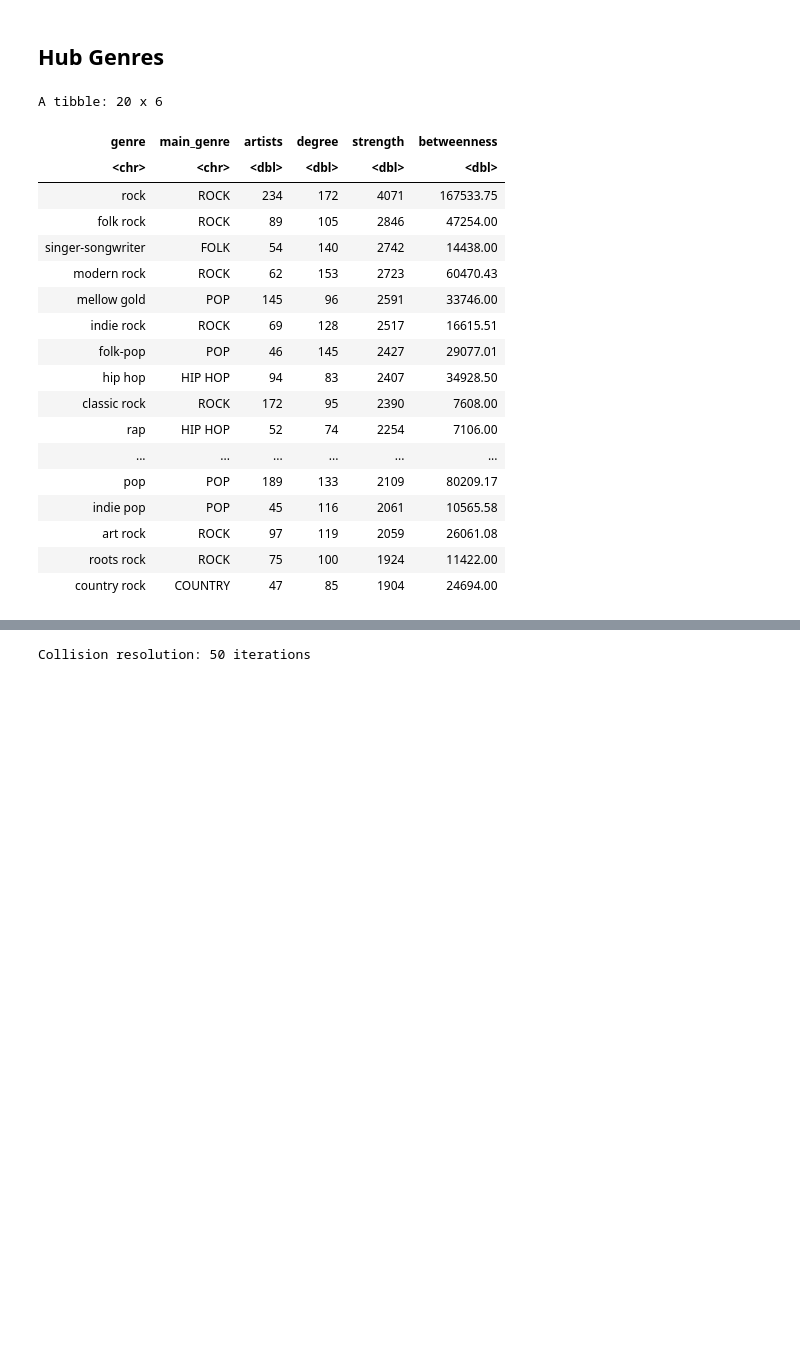
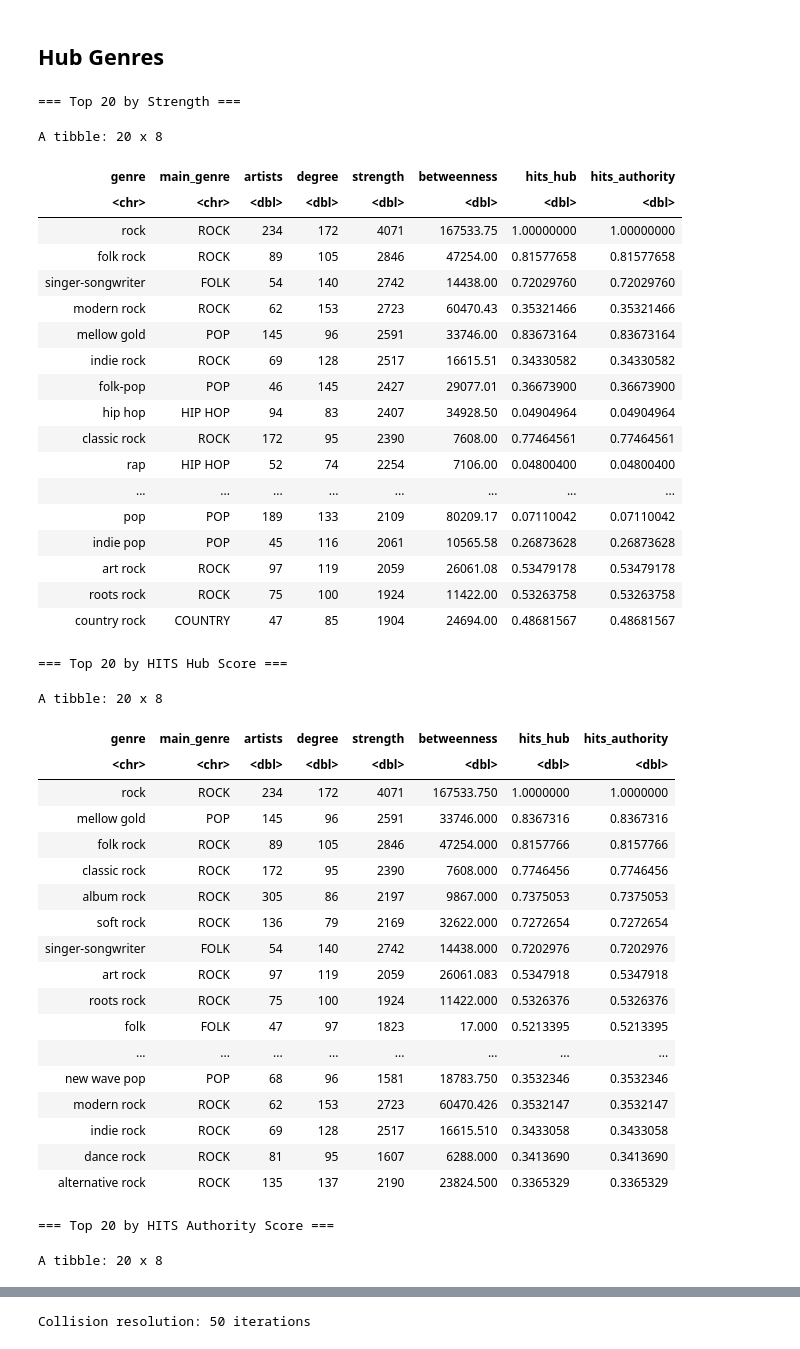
Before and after one commit to klorine28/datasci-vis, a Jupyter notebook: analysis and vizualisation/analysis/genre_analysis.ipynb, the cells around one changed output, grey strips where cells are left out. Drawn from its saved outputs; the diff is of its cells as text; code cells hidden in the pictures; blank space fills up the shorter version.

```diff
--- a/analysis and vizualisation/analysis/genre_analysis.ipynb
+++ b/analysis and vizualisation/analysis/genre_analysis.ipynb
@@ -433,44 +433,84 @@ layout <- igraph::layout_with_fr(g, weights = 1/igraph::E(g)$weight, niter = 500
 ## Hub Genres
 # %%
 # Calculate centrality
+# HITS algorithm: hub_score = how well a node connects to authorities
+#                 authority_score = how well a node is connected by hubs
+hits_result <- igraph::hits_scores(g)
+
 hub_metrics <- tibble(
   genre = nodes$name,
   main_genre = nodes$macro_genre,
   artists = nodes$artist_count,
   degree = igraph::degree(g),
   strength = igraph::strength(g),
-  betweenness = igraph::betweenness(g, weights = 1/igraph::E(g)$weight)
+  betweenness = igraph::betweenness(g, weights = 1/igraph::E(g)$weight),
+  hits_hub = hits_result$hub,
+  hits_authority = hits_result$authority
 ) %>%
   arrange(desc(strength))
 
+cat("\n=== Top 20 by Strength ===\n")
 head(hub_metrics, 20)
+
+cat("\n=== Top 20 by HITS Hub Score ===\n")
+hub_metrics %>% arrange(desc(hits_hub)) %>% head(20)
+
+cat("\n=== Top 20 by HITS Authority Score ===\n")
+hub_metrics %>% arrange(desc(hits_authority)) %>% head(20)
 
 # Bar chart
 p_hubs <- ggplot(head(hub_metrics, 25), aes(x = reorder(genre, strength), y = strength, fill = main_genre)) +
   geom_col() +
   coord_flip() +
   labs(title = 'Top 25 Hub Genres', x = NULL, y = 'Collaboration Strength', fill = 'Genre') +
   scale_fill_manual(values = macro_genre_colors) +
   theme_minimal()
 
 ggsave('../../outputs/genre_network/genre_hubs.png', p_hubs, width = 12, height = 10, dpi = 300, bg = 'white')
+
+# Export centrality metrics including HITS scores
+write_csv(hub_metrics, '../../outputs/genre_network/non_image/genre_centrality_metrics.csv')
+cat(sprintf("Exported centrality metrics: %d genres\n", nrow(hub_metrics)))
 # %% [output]
-A tibble: 20 x 6
+=== Top 20 by Strength ===
+A tibble: 20 x 8
-| genre | main_genre | artists | degree | strength | betweenness |
-| <chr> | <chr> | <dbl> | <dbl> | <dbl> | <dbl> |
-| rock | ROCK | 234 | 172 | 4071 | 167533.75 |
-| folk rock | ROCK | 89 | 105 | 2846 | 47254.00 |
-| singer-songwriter | FOLK | 54 | 140 | 2742 | 14438.00 |
-| modern rock | ROCK | 62 | 153 | 2723 | 60470.43 |
-| mellow gold | POP | 145 | 96 | 2591 | 33746.00 |
-| indie rock | ROCK | 69 | 128 | 2517 | 16615.51 |
-| folk-pop | POP | 46 | 145 | 2427 | 29077.01 |
-| hip hop | HIP HOP | 94 | 83 | 2407 | 34928.50 |
-| classic rock | ROCK | 172 | 95 | 2390 | 7608.00 |
-| rap | HIP HOP | 52 | 74 | 2254 | 7106.00 |
-| ... | ... | ... | ... | ... | ... |
-| pop | POP | 189 | 133 | 2109 | 80209.17 |
-| indie pop | POP | 45 | 116 | 2061 | 10565.58 |
-| art rock | ROCK | 97 | 119 | 2059 | 26061.08 |
-| roots rock | ROCK | 75 | 100 | 1924 | 11422.00 |
-| country rock | COUNTRY | 47 | 85 | 1904 | 24694.00 |
+| genre | main_genre | artists | degree | strength | betweenness | hits_hub | hits_authority |
+| <chr> | <chr> | <dbl> | <dbl> | <dbl> | <dbl> | <dbl> | <dbl> |
+| rock | ROCK | 234 | 172 | 4071 | 167533.75 | 1.00000000 | 1.00000000 |
+| folk rock | ROCK | 89 | 105 | 2846 | 47254.00 | 0.81577658 | 0.81577658 |
+| singer-songwriter | FOLK | 54 | 140 | 2742 | 14438.00 | 0.72029760 | 0.72029760 |
+| modern rock | ROCK | 62 | 153 | 2723 | 60470.43 | 0.35321466 | 0.35321466 |
+| mellow gold | POP | 145 | 96 | 2591 | 33746.00 | 0.83673164 | 0.83673164 |
+| indie rock | ROCK | 69 | 128 | 2517 | 16615.51 | 0.34330582 | 0.34330582 |
+| folk-pop | POP | 46 | 145 | 2427 | 29077.01 | 0.36673900 | 0.36673900 |
+| hip hop | HIP HOP | 94 | 83 | 2407 | 34928.50 | 0.04904964 | 0.04904964 |
+| classic rock | ROCK | 172 | 95 | 2390 | 7608.00 | 0.77464561 | 0.77464561 |
+| rap | HIP HOP | 52 | 74 | 2254 | 7106.00 | 0.04800400 | 0.04800400 |
+| ... | ... | ... | ... | ... | ... | ... | ... |
+| pop | POP | 189 | 133 | 2109 | 80209.17 | 0.07110042 | 0.07110042 |
+| indie pop | POP | 45 | 116 | 2061 | 10565.58 | 0.26873628 | 0.26873628 |
+| art rock | ROCK | 97 | 119 | 2059 | 26061.08 | 0.53479178 | 0.53479178 |
+| roots rock | ROCK | 75 | 100 | 1924 | 11422.00 | 0.53263758 | 0.53263758 |
+| country rock | COUNTRY | 47 | 85 | 1904 | 24694.00 | 0.48681567 | 0.48681567 |
+=== Top 20 by HITS Hub Score ===
+A tibble: 20 x 8
+| genre | main_genre | artists | degree | strength | betweenness | hits_hub | hits_authority |
+| <chr> | <chr> | <dbl> | <dbl> | <dbl> | <dbl> | <dbl> | <dbl> |
+| rock | ROCK | 234 | 172 | 4071 | 167533.750 | 1.0000000 | 1.0000000 |
+| mellow gold | POP | 145 | 96 | 2591 | 33746.000 | 0.8367316 | 0.8367316 |
+| folk rock | ROCK | 89 | 105 | 2846 | 47254.000 | 0.8157766 | 0.8157766 |
+| classic rock | ROCK | 172 | 95 | 2390 | 7608.000 | 0.7746456 | 0.7746456 |
+| album rock | ROCK | 305 | 86 | 2197 | 9867.000 | 0.7375053 | 0.7375053 |
+| soft rock | ROCK | 136 | 79 | 2169 | 32622.000 | 0.7272654 | 0.7272654 |
+| singer-songwriter | FOLK | 54 | 140 | 2742 | 14438.000 | 0.7202976 | 0.7202976 |
+| art rock | ROCK | 97 | 119 | 2059 | 26061.083 | 0.5347918 | 0.5347918 |
+| roots rock | ROCK | 75 | 100 | 1924 | 11422.000 | 0.5326376 | 0.5326376 |
+| folk | FOLK | 47 | 97 | 1823 | 17.000 | 0.5213395 | 0.5213395 |
+| ... | ... | ... | ... | ... | ... | ... | ... |
+| new wave pop | POP | 68 | 96 | 1581 | 18783.750 | 0.3532346 | 0.3532346 |
+| modern rock | ROCK | 62 | 153 | 2723 | 60470.426 | 0.3532147 | 0.3532147 |
+| indie rock | ROCK | 69 | 128 | 2517 | 16615.510 | 0.3433058 | 0.3433058 |
+| dance rock | ROCK | 81 | 95 | 1607 | 6288.000 | 0.3413690 | 0.3413690 |
+| alternative rock | ROCK | 135 | 137 | 2190 | 23824.500 | 0.3365329 | 0.3365329 |
+=== Top 20 by HITS Authority Score ===
+A tibble: 20 x 8
```
Also changed, not shown: parts of 5 cells of this notebook, 1 other file.
